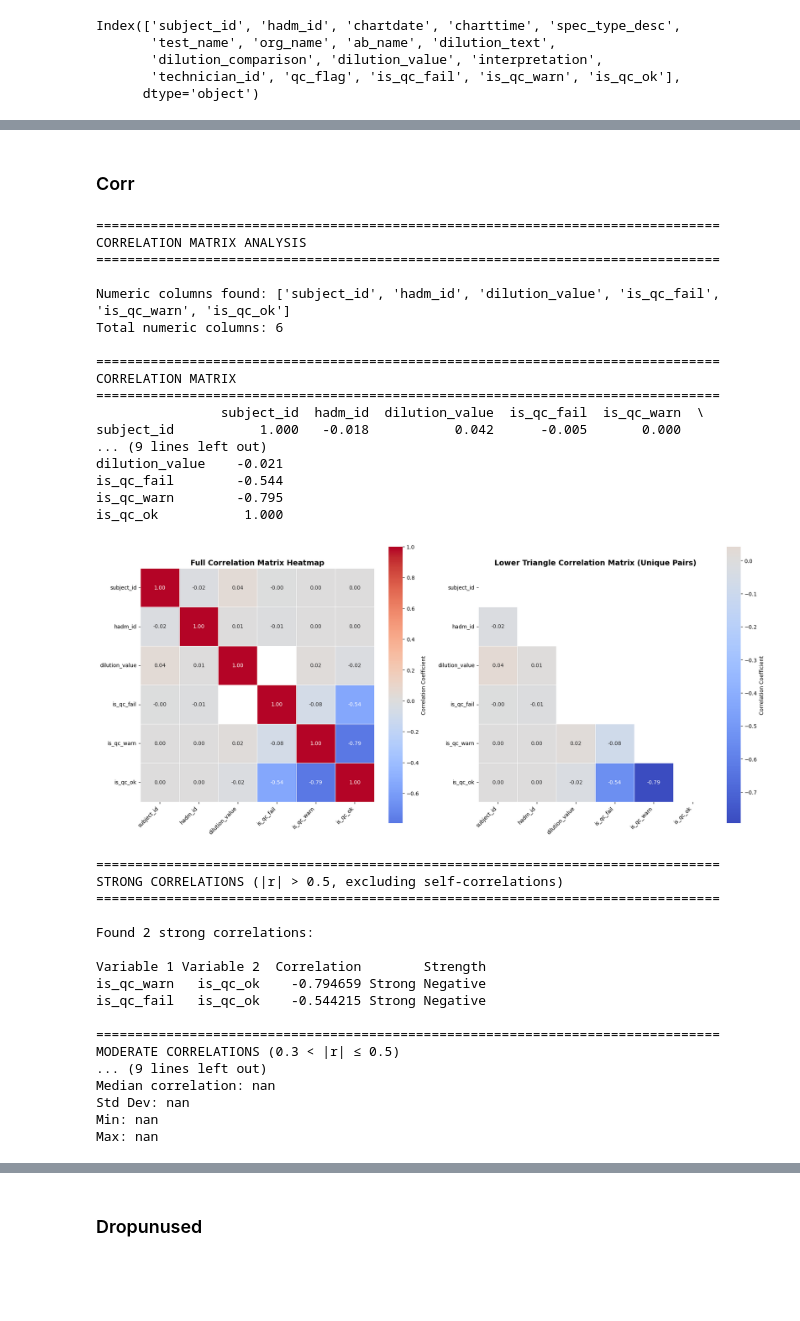
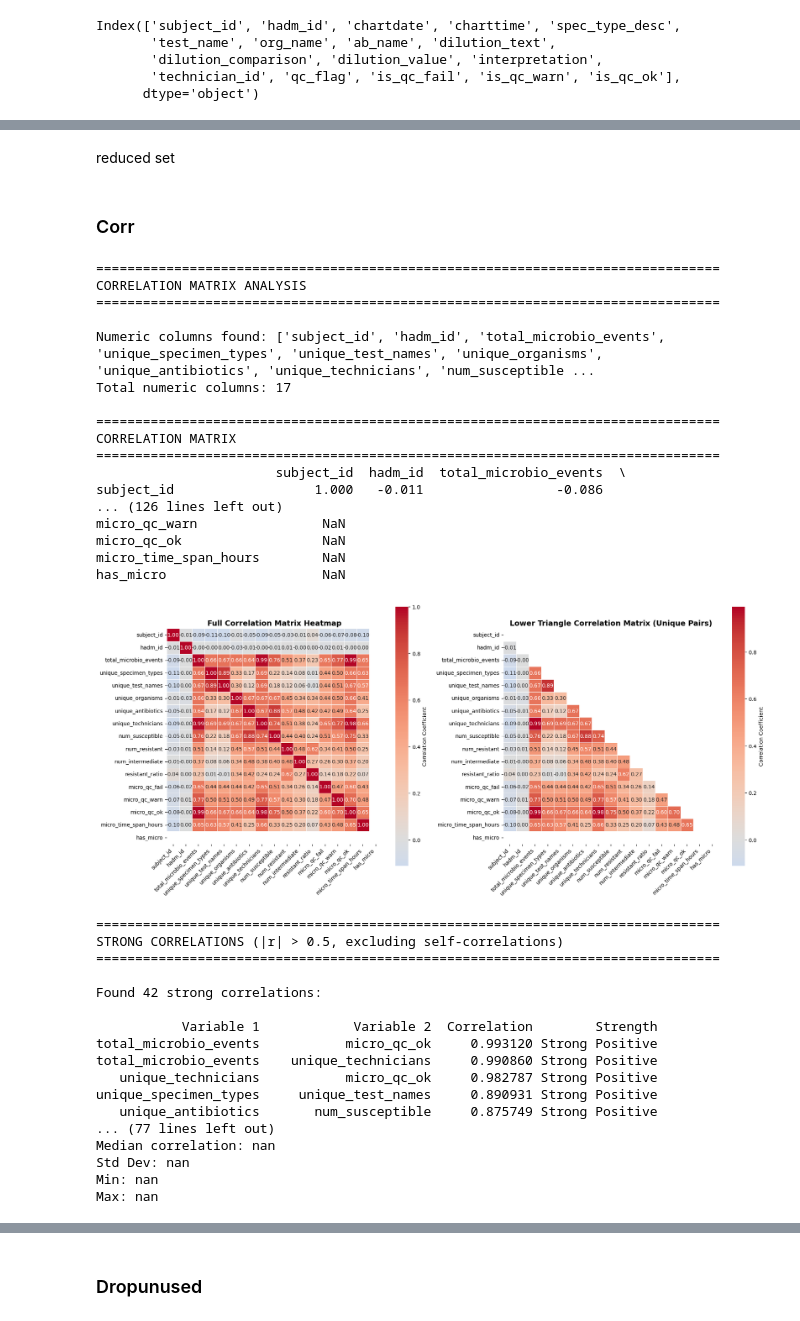
Before and after one commit to alexandermittet/Data_Analytics_for_Health_UniPi, a Jupyter notebook: code/1.1 df3 microbiology.ipynb, the cells around one changed output, grey strips where cells are left out. Cells and saved outputs as stored; diff of their text form; code cells hidden in the pictures; blank space fills up the shorter version.

```diff
--- a/code/1.1 df3 microbiology.ipynb
+++ b/code/1.1 df3 microbiology.ipynb
@@ -571,7 +566,7 @@ Rows with NO missing (complete):    4,713
 df.to_csv(f"{DATA_DIR}/{DATASETS[name].replace('.csv', '_cleaned.csv')}", index=False)
 # %%
 # load already cleaned to skip first steps
-#df = pd.read_csv(f"{DATA_DIR}/heart_diagnoses_1_cleaned.csv")
+df = pd.read_csv(f"{DATA_DIR}/{DATASETS[name].replace('.csv', '_cleaned.csv')}")
 # %%
 df.info()
 # %% [output]
@@ -611,0 +624,4 @@ Index(['subject_id', 'hadm_id', 'chartdate', 'charttime', 'spec_type_desc',
+# %%
+df_micro = df_slim.copy()
+
+gb = df_micro.groupby(['subject_id', 'hadm_id'])
@@ -612,3 +709,5 @@ Index(['subject_id', 'hadm_id', 'chartdate', 'charttime', 'spec_type_desc',
+# %% [markdown]
+reduced set
 # %% [markdown]
 ### Corr
 # %%
@@ -617,13 +716,13 @@ print("CORRELATION MATRIX ANALYSIS")
 print("="*80)
 
 # Select numeric columns only
-numeric_cols = df_slim.select_dtypes(include=[np.number]).columns.tolist()
+numeric_cols = micro_features.select_dtypes(include=[np.number]).columns.tolist()
 print(f"\nNumeric columns found: {numeric_cols}")
 print(f"Total numeric columns: {len(numeric_cols)}\n")
 
 if len(numeric_cols) > 1:
     # Calculate correlation matrix
-    correlation_matrix = df_slim[numeric_cols].corr()
+    correlation_matrix = micro_features[numeric_cols].corr()
 
     print("="*80)
     print("CORRELATION MATRIX")
@@ -735,56 +834,56 @@ if len(numeric_cols) > 1:
     print(f"Min: {corr_values.min():.3f}")
     print(f"Max: {corr_values.max():.3f}")
 
     # Distribution of correlations
     fig, ax = plt.subplots(figsize=(12, 6))
     ax.hist(corr_values, bins=30, edgecolor='black', alpha=0.7, color='steelblue')
     ax.axvline(corr_values.mean(), color='red', linestyle='--', linewidth=2, label=f'Mean: {corr_values.mean():.3f}')
     ax.axvline(np.median(corr_values), color='green', linestyle='--', linewidth=2, label=f'Median: {np.median(corr_values):.3f}')
     ax.set_xlabel('Correlation Coefficient', fontsize=12, fontweight='bold')
     ax.set_ylabel('Frequency', fontsize=12, fontweight='bold')
     ax.set_title('Distribution of Correlation Coefficients', fontsize=13, fontweight='bold')
     ax.legend(fontsize=11)
     ax.grid(alpha=0.3, linestyle='--')
 
     plt.tight_layout()
     plt.savefig('correlation_distribution.png', dpi=300, bbox_inches='tight')
     plt.show()
 
 else:
     print("⚠️ Not enough numeric columns for correlation analysis")
     print(f"Found only {len(numeric_cols)} numeric column(s)")
 # %% [output]
 ================================================================================
 CORRELATION MATRIX ANALYSIS
 ================================================================================
 
-Numeric columns found: ['subject_id', 'hadm_id', 'dilution_value', 'is_qc_fail', 'is_qc_warn', 'is_qc_ok']
-Total numeric columns: 6
+Numeric columns found: ['subject_id', 'hadm_id', 'total_microbio_events', 'unique_specimen_types', 'unique_test_names', 'unique_organisms', 'unique_antibiotics', 'unique_technicians', 'num_susceptible ...
+Total numeric columns: 17
 
 ================================================================================
 CORRELATION MATRIX
 ================================================================================
-                subject_id  hadm_id  dilution_value  is_qc_fail  is_qc_warn  \
-subject_id           1.000   -0.018           0.042      -0.005       0.000
-... (9 lines left out)
-dilution_value    -0.021
-is_qc_fail        -0.544
-is_qc_warn        -0.795
-is_qc_ok           1.000
+                       subject_id  hadm_id  total_microbio_events  \
+subject_id                  1.000   -0.011                 -0.086
+... (126 lines left out)
+micro_qc_warn                NaN
+micro_qc_ok                  NaN
+micro_time_span_hours        NaN
+has_micro                    NaN
-[figure, old version]
+[figure, new version]
 ================================================================================
 STRONG CORRELATIONS (|r| > 0.5, excluding self-correlations)
 ================================================================================
 
-Found 2 strong correlations:
+Found 42 strong correlations:
 
-Variable 1 Variable 2  Correlation        Strength
-is_qc_warn   is_qc_ok    -0.794659 Strong Negative
-is_qc_fail   is_qc_ok    -0.544215 Strong Negative
-
-================================================================================
-MODERATE CORRELATIONS (0.3 < |r| ≤ 0.5)
-... (9 lines left out)
+           Variable 1            Variable 2  Correlation        Strength
+total_microbio_events           micro_qc_ok     0.993120 Strong Positive
+total_microbio_events    unique_technicians     0.990860 Strong Positive
+   unique_technicians           micro_qc_ok     0.982787 Strong Positive
+unique_specimen_types     unique_test_names     0.890931 Strong Positive
+   unique_antibiotics       num_susceptible     0.875749 Strong Positive
+... (77 lines left out)
 Median correlation: nan
 Std Dev: nan
 Min: nan
```
Also changed, not shown: parts of 27 cells of this notebook, 1 other file.
